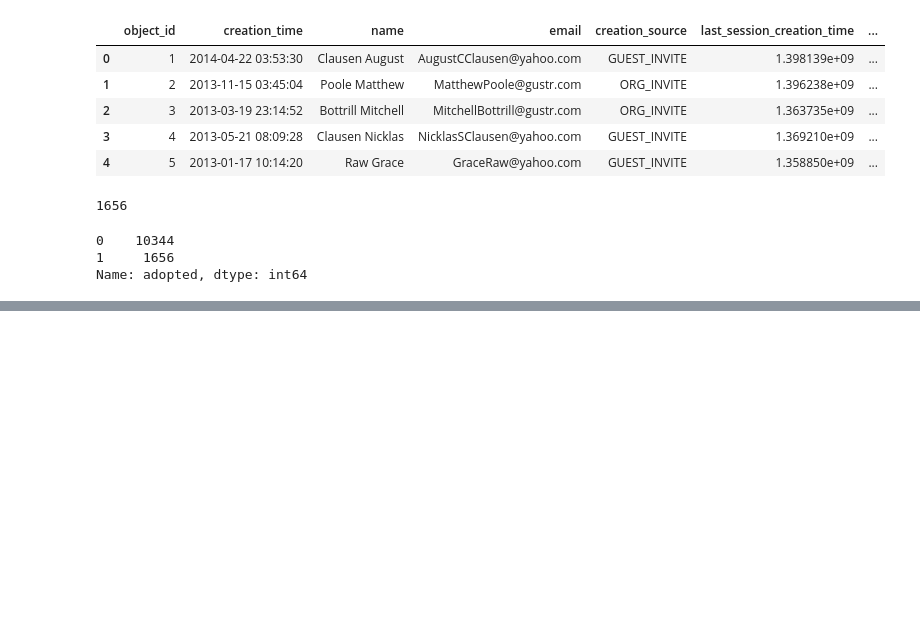
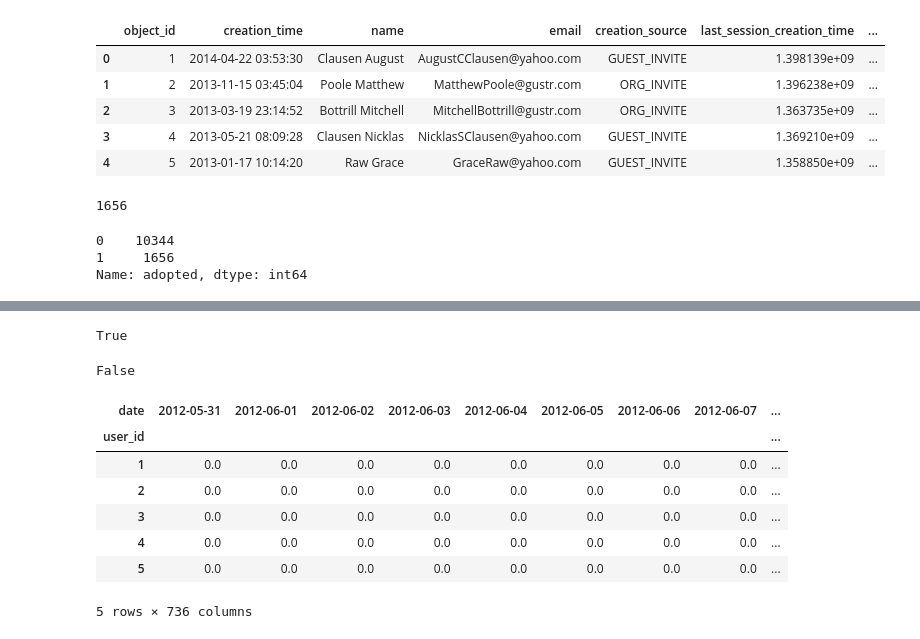
Before and after one commit to mruston209/Springboard, a Jupyter notebook: Relax Challenge/Relax Data Science Challenge.ipynb, the cells around one changed output, grey strips where cells are left out. Drawn from its saved outputs; the diff is of its cells as text; code cells hidden in the pictures; blank space fills up the shorter version.

```diff
--- a/Relax Challenge/Relax Data Science Challenge.ipynb
+++ b/Relax Challenge/Relax Data Science Challenge.ipynb
@@ -223,0 +259,2 @@ df['day_stamp'] = df['timestamp'].dt.floor('d').astype(np.int64)
+# %%
+pt = pt.fillna(0)
@@ -302,0 +452,19 @@ Name: adopted, dtype: int64
+# %%
+60 in adopted
+# %% [output]
+True
+# %%
+60 in adopted_list
+# %% [output]
+False
+# %%
+pt.head()
+# %% [output]
+| date | 2012-05-31 | 2012-06-01 | 2012-06-02 | 2012-06-03 | 2012-06-04 | 2012-06-05 | 2012-06-06 | 2012-06-07 | ... |
+| user_id |  |  |  |  |  |  |  |  | ... |
+| 1 | 0.0 | 0.0 | 0.0 | 0.0 | 0.0 | 0.0 | 0.0 | 0.0 | ... |
+| 2 | 0.0 | 0.0 | 0.0 | 0.0 | 0.0 | 0.0 | 0.0 | 0.0 | ... |
+| 3 | 0.0 | 0.0 | 0.0 | 0.0 | 0.0 | 0.0 | 0.0 | 0.0 | ... |
+| 4 | 0.0 | 0.0 | 0.0 | 0.0 | 0.0 | 0.0 | 0.0 | 0.0 | ... |
+| 5 | 0.0 | 0.0 | 0.0 | 0.0 | 0.0 | 0.0 | 0.0 | 0.0 | ... |
+5 rows × 736 columns
```
Also changed, not shown: parts of 44 cells of this notebook.
